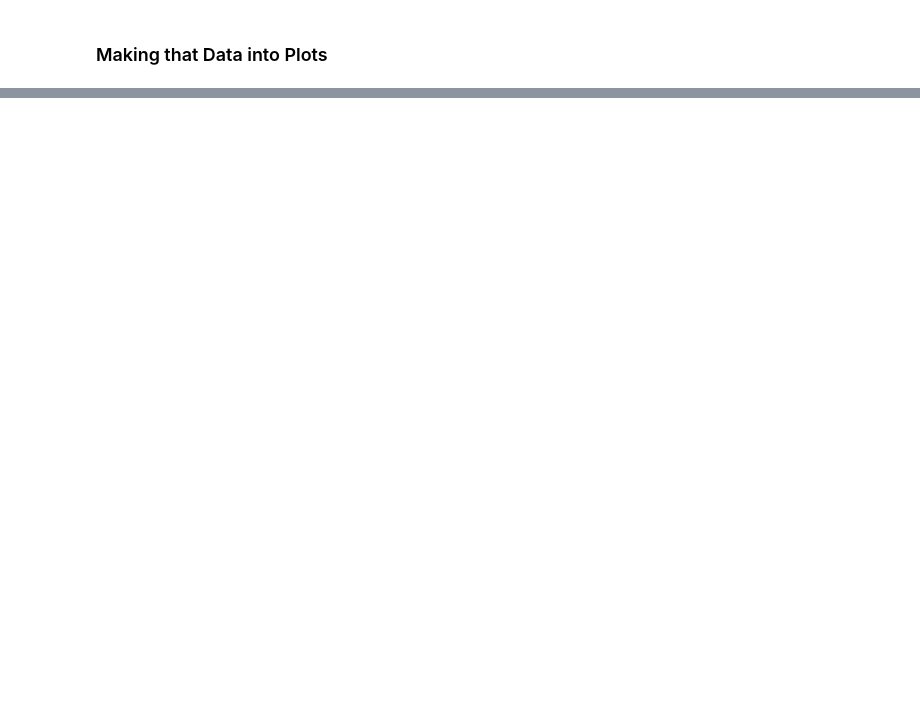
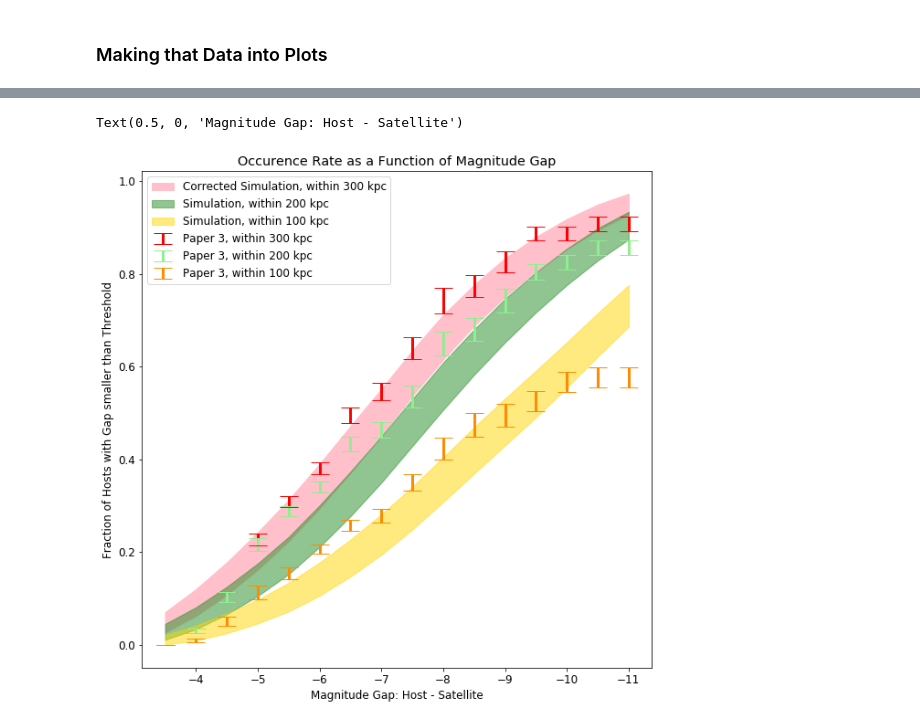
Before and after one commit to vpratt23/2021_summer_key_plots, a Jupyter notebook: Key_Plots_2021.ipynb, the cells around one changed output, grey strips where cells are left out. Cells and saved outputs as stored; diff of their text form; code cells hidden in the pictures; blank space fills up the shorter version.

Commit message:
updated key_plots_2021
this all should be runnable, just not as efficient as it could be

```diff
--- a/Key_Plots_2021.ipynb
+++ b/Key_Plots_2021.ipynb
@@ -669,15 +727,15 @@ NameError: name 'luminosity_distribution_sims' is not defined
 # %%
 p3_lum_sims_occs_300 = []
 for i in range(len(p3_lum_sims)):
-    p3_lum_sims_occs_300.append(occ_rate_with_radial_cut(0, p3_lum_sims[i], Mr_arr_extend))
+    p3_lum_sims_occs_300.append(occ_rate_luminosities_with_radial_cut(0, p3_lum_sims[i], Mr_arr_extend))
 
 p3_lum_sims_occs_200 = []
 for i in range(len(p3_lum_sims)):
-    p3_lum_sims_occs_200.append(occ_rate_with_radial_cut(4, p3_lum_sims[i], Mr_arr_extend))
+    p3_lum_sims_occs_200.append(occ_rate_luminosities_with_radial_cut(4, p3_lum_sims[i], Mr_arr_extend))
 
 p3_lum_sims_occs_100 = []
 for i in range(len(p3_lum_sims)):
-    p3_lum_sims_occs_100.append(occ_rate_with_radial_cut(8, p3_lum_sims[i], Mr_arr_extend))
+    p3_lum_sims_occs_100.append(occ_rate_luminosities_with_radial_cut(8, p3_lum_sims[i], Mr_arr_extend))
 # %%
 p3_lum_sims_occs_300_means, p3_lum_sims_occs_300_stds = mean_std_sims(p3_lum_sims_occs_300)
 p3_lum_sims_occs_200_means, p3_lum_sims_occs_200_stds = mean_std_sims(p3_lum_sims_occs_200)
@@ -688,16 +746,20 @@ mag_gap_rad = magnitude_gap_sat_host_rad(sats_complete_hosts_sorted, p3_complete
 mg_occs_300 = occ_rate_mg_with_radial_cut(0, mag_gap_rad,mag_gap_arr)
 mg_occs_200 = occ_rate_mg_with_radial_cut(4, mag_gap_rad,mag_gap_arr)
 mg_occs_100 = occ_rate_mg_with_radial_cut(8, mag_gap_rad,mag_gap_arr)
+# %%
+hosts_jk_mg_8 = {}
+for i in range(len(jk_hosts_remain_eighth)):
+    hosts_jk_mg_8[i] =  magnitude_gap_sat_host_rad_jk(sats_complete_hosts_sorted,p3_complete_hosts_sorted, jk_hosts_remain_eighth[i], rproj_arr)
 # %%
 hosts_jk_mg_8_300 = {}
 for i in hosts_jk_mg_8.keys():
-    hosts_jk_mg_8_300[i] =  occ_rate_mg_rad(0, hosts_jk_mg_8[i], mag_gap_arr)
+    hosts_jk_mg_8_300[i] =  occ_rate_mg_with_radial_cut(0, hosts_jk_mg_8[i], mag_gap_arr)
 hosts_jk_mg_8_200 = {}
 for i in hosts_jk_mg_8.keys():
-    hosts_jk_mg_8_200[i] =  occ_rate_mg_rad(4, hosts_jk_mg_8[i], mag_gap_arr)
+    hosts_jk_mg_8_200[i] =  occ_rate_mg_with_radial_cut(4, hosts_jk_mg_8[i], mag_gap_arr)
 hosts_jk_mg_8_100 = {}
 for i in hosts_jk_mg_8.keys():
-    hosts_jk_mg_8_100[i] =  occ_rate_mg_rad(8, hosts_jk_mg_8[i], mag_gap_arr)
+    hosts_jk_mg_8_100[i] =  occ_rate_mg_with_radial_cut(8, hosts_jk_mg_8[i], mag_gap_arr)
 # %%
 mg_std_300 = {}
 for mg in hosts_jk_mg_8_300[0].keys():
@@ -725,13 +787,13 @@ for i in range(3000):
 # %%
 p3_mg_sims_occs_300_corr = []
 for i in range(len(p3_mgs_sims_corr)):
-    p3_mg_sims_occs_300_corr.append(occ_rate_mg_rad(0, p3_mgs_sims_corr[i], mag_gap_arr))
+    p3_mg_sims_occs_300_corr.append(occ_rate_mg_with_radial_cut(0, p3_mgs_sims_corr[i], mag_gap_arr))
 p3_mg_sims_occs_200_corr = []
 for i in range(len(p3_mgs_sims_corr)):
-    p3_mg_sims_occs_200_corr.append(occ_rate_mg_rad(4, p3_mgs_sims_corr[i], mag_gap_arr))
+    p3_mg_sims_occs_200_corr.append(occ_rate_mg_with_radial_cut(4, p3_mgs_sims_corr[i], mag_gap_arr))
 p3_mg_sims_occs_100_corr = []
 for i in range(len(p3_mgs_sims_corr)):
-    p3_mg_sims_occs_100_corr.append(occ_rate_mg_rad(8, p3_mgs_sims_corr[i], mag_gap_arr))
+    p3_mg_sims_occs_100_corr.append(occ_rate_mg_with_radial_cut(8, p3_mgs_sims_corr[i], mag_gap_arr))
 # %%
 p3_mg_sims_occs_300_means_corr, p3_mg_sims_occs_300_stds_corr = mean_std_sims(p3_mg_sims_occs_300_corr)
 p3_mg_sims_occs_200_means_corr, p3_mg_sims_occs_200_stds_corr = mean_std_sims(p3_mg_sims_occs_200_corr)
@@ -864,19 +931,22 @@ p3_bound_up_sat_rad_143_300_mg_corr, p3_bound_down_sat_rad_143_300_mg_corr = det
 # %%
 plt.rcParams["figure.figsize"] = (10,10)
 plt.rcParams['font.size'] = 12
-plt.errorbar(mg_occs_300.keys(), mg_occs_300.values(), yerr = list(std_300.values()), fmt = 'o', c = 'r',  marker = 'None',capsize = 10, markersize = 10, elinewidth = 3,label = "Paper 3, within 300 kpc")
-plt.errorbar(mg_occs_200.keys(), mg_occs_200.values(), yerr = list(std_200.values()), fmt = 'o', c = 'lightgreen', marker = 'None', capsize = 10,markersize = 10, elinewidth = 3, label = "Paper 3, within 200 kpc")
-plt.errorbar(mg_occs_100.keys(), mg_occs_100.values(), yerr = list(std_100.values()), fmt = 'o', c = 'darkorange', marker = 'None', capsize = 10,markersize = 10,elinewidth = 3, label = "Paper 3, within 100 kpc")
+plt.errorbar(mg_occs_300.keys(), mg_occs_300.values(), yerr = list(mg_std_300.values()), fmt = 'o', c = 'r',  marker = 'None',capsize = 10, markersize = 10, elinewidth = 3,label = "Paper 3, within 300 kpc")
+plt.errorbar(mg_occs_200.keys(), mg_occs_200.values(), yerr = list(mg_std_200.values()), fmt = 'o', c = 'lightgreen', marker = 'None', capsize = 10,markersize = 10, elinewidth = 3, label = "Paper 3, within 200 kpc")
+plt.errorbar(mg_occs_100.keys(), mg_occs_100.values(), yerr = list(mg_std_100.values()), fmt = 'o', c = 'darkorange', marker = 'None', capsize = 10,markersize = 10,elinewidth = 3, label = "Paper 3, within 100 kpc")
 
 plt.fill_between(p3_mg_sims_occs_300_means_corr.keys(), p3_bound_up_sat_rad_143_300_mg_corr, p3_bound_down_sat_rad_143_300_mg_corr, color = 'pink', label = "Corrected Simulation, within 300 kpc")
 plt.fill_between(p3_mg_sims_occs_200_means_corr.keys(), p3_bound_up_sat_rad_143_200_mg_corr, p3_bound_down_sat_rad_143_200_mg_corr, color = 'forestgreen', alpha = 0.5, label = "Simulation, within 200 kpc")
 plt.fill_between(p3_mg_sims_occs_100_means_corr.keys(), p3_bound_up_sat_rad_143_100_mg_corr, p3_bound_down_sat_rad_143_100_mg_corr, color = 'gold', alpha = 0.5,label = "Simulation, within 100 kpc")
 
 plt.title("Occurence Rate as a Function of Magnitude Gap")
 plt.gca().invert_xaxis()
 plt.legend(loc = 'upper left')
 plt.ylabel("Fraction of Hosts with Gap smaller than Threshold")
 plt.xlabel('Magnitude Gap: Host - Satellite')
+# %% [output]
+Text(0.5, 0, 'Magnitude Gap: Host - Satellite')
+[figure, added]
 # %%
 fig, ax = plt.subplots(figsize=(12, 8))
 mw_m31.plot(kind='scatter',x='K_ABS',y='sat_num', s = 100, color='green', ax=ax, label = 'Milky Way/M31')
```
Also changed, not shown: parts of 21 cells of this notebook.
